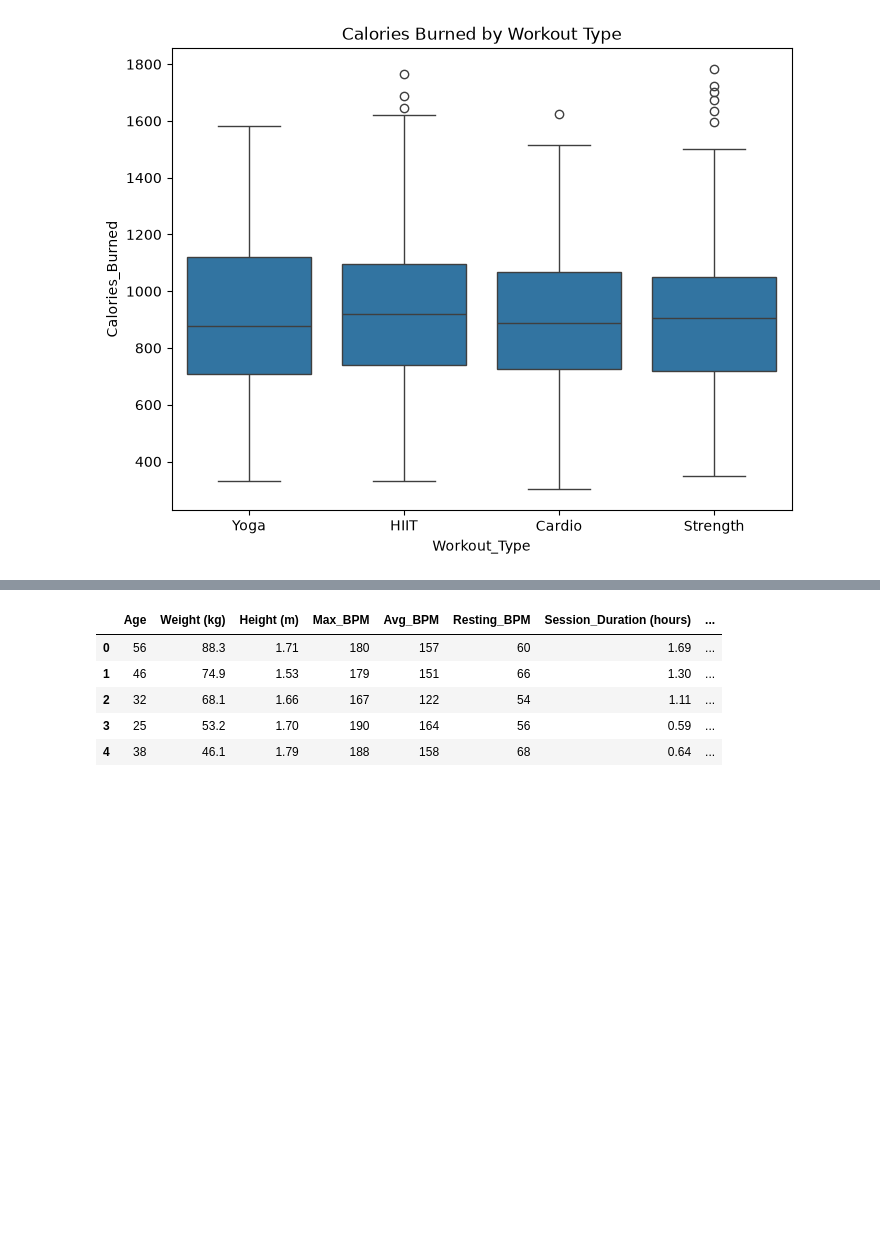
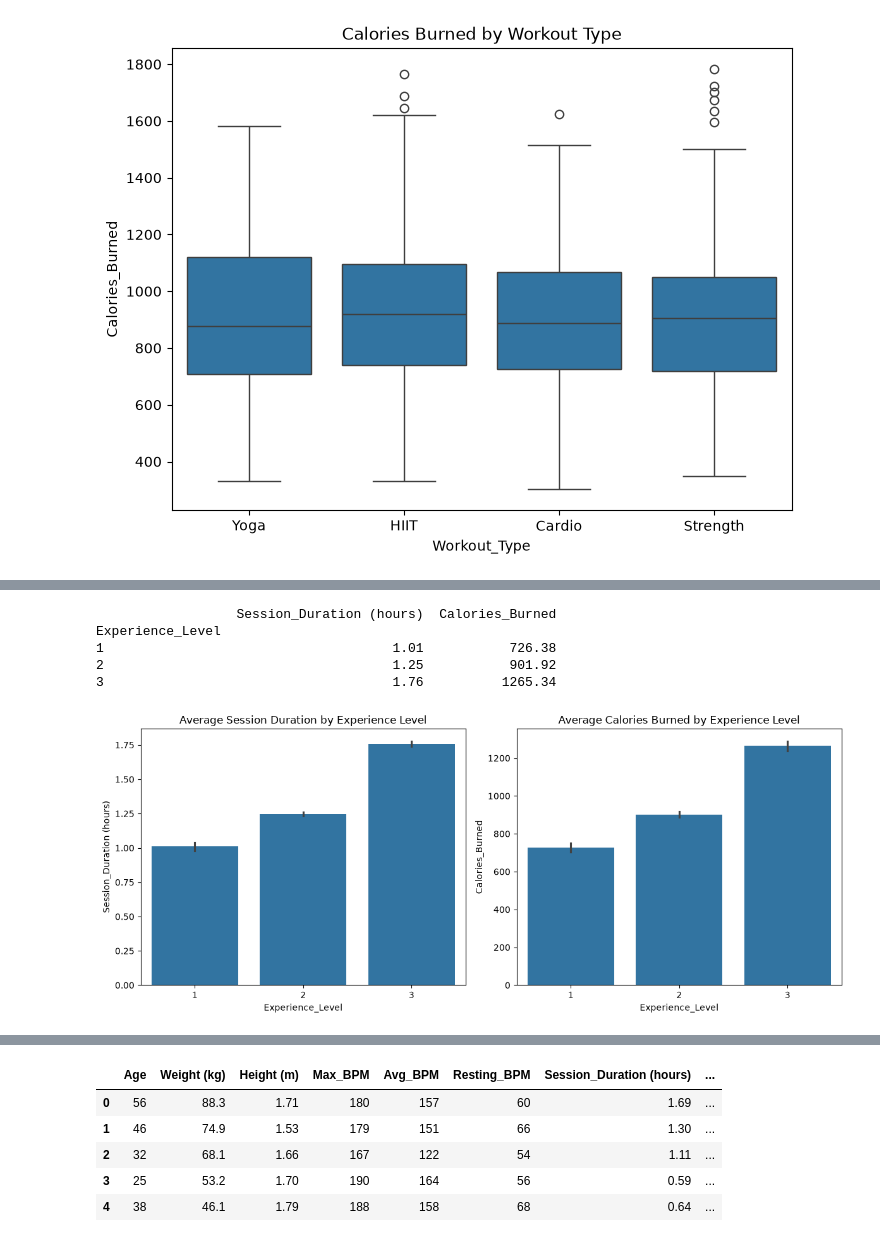
Before and after one commit to MohammedNaseer1/Gym-Members-Exercise-Project, a Jupyter notebook: notebooks/note book.ipynb, the cells around one changed output, grey strips where cells are left out. Drawn from its saved outputs; the diff is of its cells as text; code cells hidden in the pictures; blank space fills up the shorter version.

```diff
--- a/notebooks/note book.ipynb
+++ b/notebooks/note book.ipynb
@@ -113,0 +145,22 @@ plt.show()
+# %%
+summary = df.groupby('Experience_Level')[['Session_Duration (hours)', 'Calories_Burned']].mean().round(2)
+print(summary)
+
+fig, axes = plt.subplots(1, 2, figsize=(12, 5))
+
+sns.barplot(x='Experience_Level', y='Session_Duration (hours)', data=df, ax=axes[0])
+axes[0].set_title('Average Session Duration by Experience Level')
+
+sns.barplot(x='Experience_Level', y='Calories_Burned', data=df, ax=axes[1])
+axes[1].set_title('Average Calories Burned by Experience Level')
+
+plt.tight_layout()
+plt.savefig('../images/experience_duration.png', dpi=150)
+plt.show()
+# %% [output]
+                  Session_Duration (hours)  Calories_Burned
+Experience_Level
+1                                     1.01           726.38
+2                                     1.25           901.92
+3                                     1.76          1265.34
+[figure, added]
```
Also changed, not shown: parts of 7 cells of this notebook, 6 other files.
